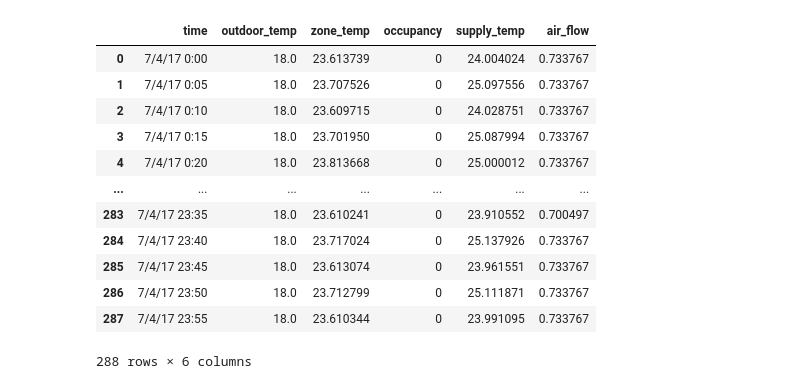
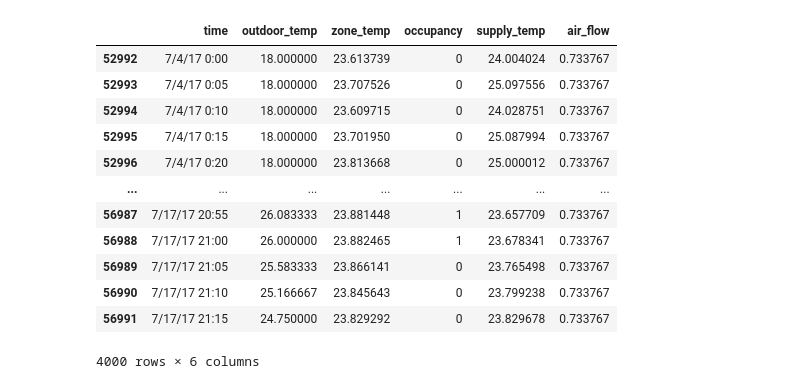
Before and after one commit to devkumar07/Automatic-Building-Fault-Diagnostic-System-Using-Smartphone-Research, a Jupyter notebook: SensorFaultClassifier.ipynb, the cells around one changed output. Drawn from its saved outputs; the diff is of its cells as text; code cells hidden in the pictures.

```diff
--- a/SensorFaultClassifier.ipynb
+++ b/SensorFaultClassifier.ipynb
@@ -1,21 +1,22 @@
 # %%
 import pandas as pd
 import numpy as np
 from numpy import random
 
-data = pd.read_csv('data/simulation/raw_data.csv')
+data = pd.read_csv('data/result.csv')
+data = data[52992:56992]
 data
 # %% [output]
 |  | time | outdoor_temp | zone_temp | occupancy | supply_temp | air_flow |
-| 0 | 7/4/17 0:00 | 18.0 | 23.613739 | 0 | 24.004024 | 0.733767 |
-| 1 | 7/4/17 0:05 | 18.0 | 23.707526 | 0 | 25.097556 | 0.733767 |
-| 2 | 7/4/17 0:10 | 18.0 | 23.609715 | 0 | 24.028751 | 0.733767 |
-| 3 | 7/4/17 0:15 | 18.0 | 23.701950 | 0 | 25.087994 | 0.733767 |
-| 4 | 7/4/17 0:20 | 18.0 | 23.813668 | 0 | 25.000012 | 0.733767 |
+| 52992 | 7/4/17 0:00 | 18.000000 | 23.613739 | 0 | 24.004024 | 0.733767 |
+| 52993 | 7/4/17 0:05 | 18.000000 | 23.707526 | 0 | 25.097556 | 0.733767 |
+| 52994 | 7/4/17 0:10 | 18.000000 | 23.609715 | 0 | 24.028751 | 0.733767 |
+| 52995 | 7/4/17 0:15 | 18.000000 | 23.701950 | 0 | 25.087994 | 0.733767 |
+| 52996 | 7/4/17 0:20 | 18.000000 | 23.813668 | 0 | 25.000012 | 0.733767 |
 | ... | ... | ... | ... | ... | ... | ... |
-| 283 | 7/4/17 23:35 | 18.0 | 23.610241 | 0 | 23.910552 | 0.700497 |
-| 284 | 7/4/17 23:40 | 18.0 | 23.717024 | 0 | 25.137926 | 0.733767 |
-| 285 | 7/4/17 23:45 | 18.0 | 23.613074 | 0 | 23.961551 | 0.733767 |
-| 286 | 7/4/17 23:50 | 18.0 | 23.712799 | 0 | 25.111871 | 0.733767 |
-| 287 | 7/4/17 23:55 | 18.0 | 23.610344 | 0 | 23.991095 | 0.733767 |
+| 56987 | 7/17/17 20:55 | 26.083333 | 23.881448 | 1 | 23.657709 | 0.733767 |
+| 56988 | 7/17/17 21:00 | 26.000000 | 23.882465 | 1 | 23.678341 | 0.733767 |
+| 56989 | 7/17/17 21:05 | 25.583333 | 23.866141 | 0 | 23.765498 | 0.733767 |
+| 56990 | 7/17/17 21:10 | 25.166667 | 23.845643 | 0 | 23.799238 | 0.733767 |
+| 56991 | 7/17/17 21:15 | 24.750000 | 23.829292 | 0 | 23.829678 | 0.733767 |
-288 rows × 6 columns
+4000 rows × 6 columns
```
Also changed, not shown: parts of 7 cells of this notebook, 1 other file.
